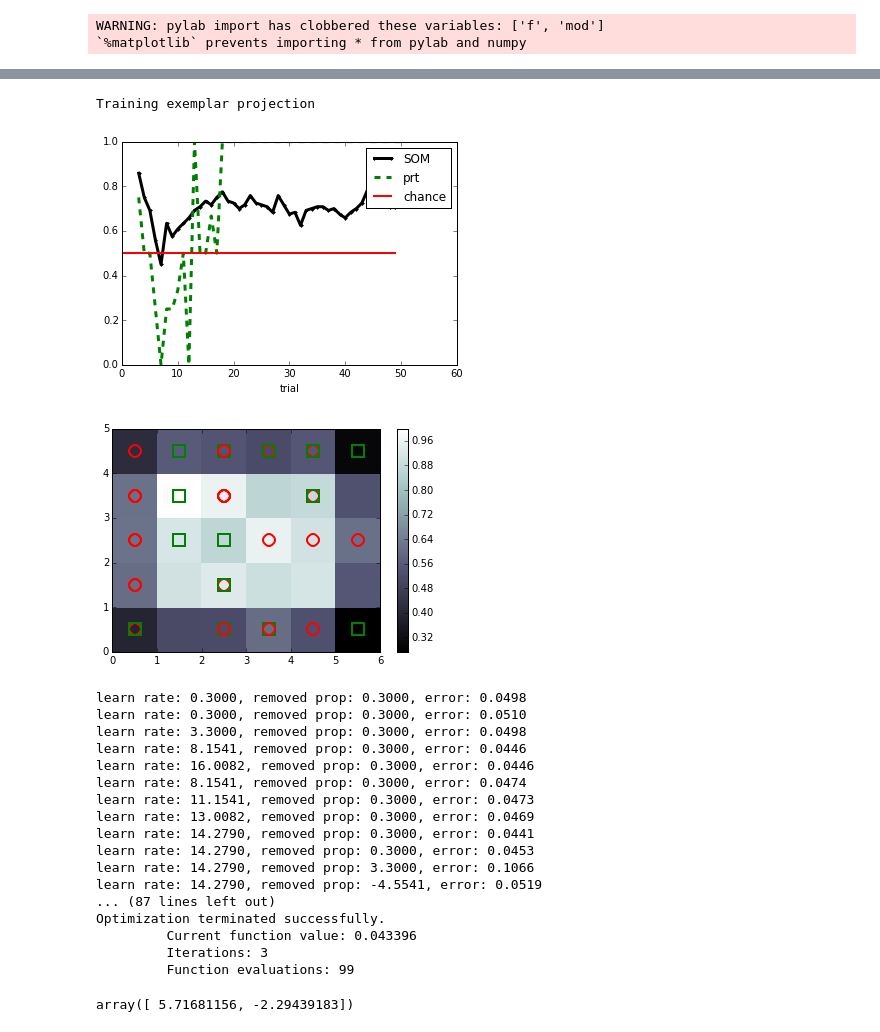
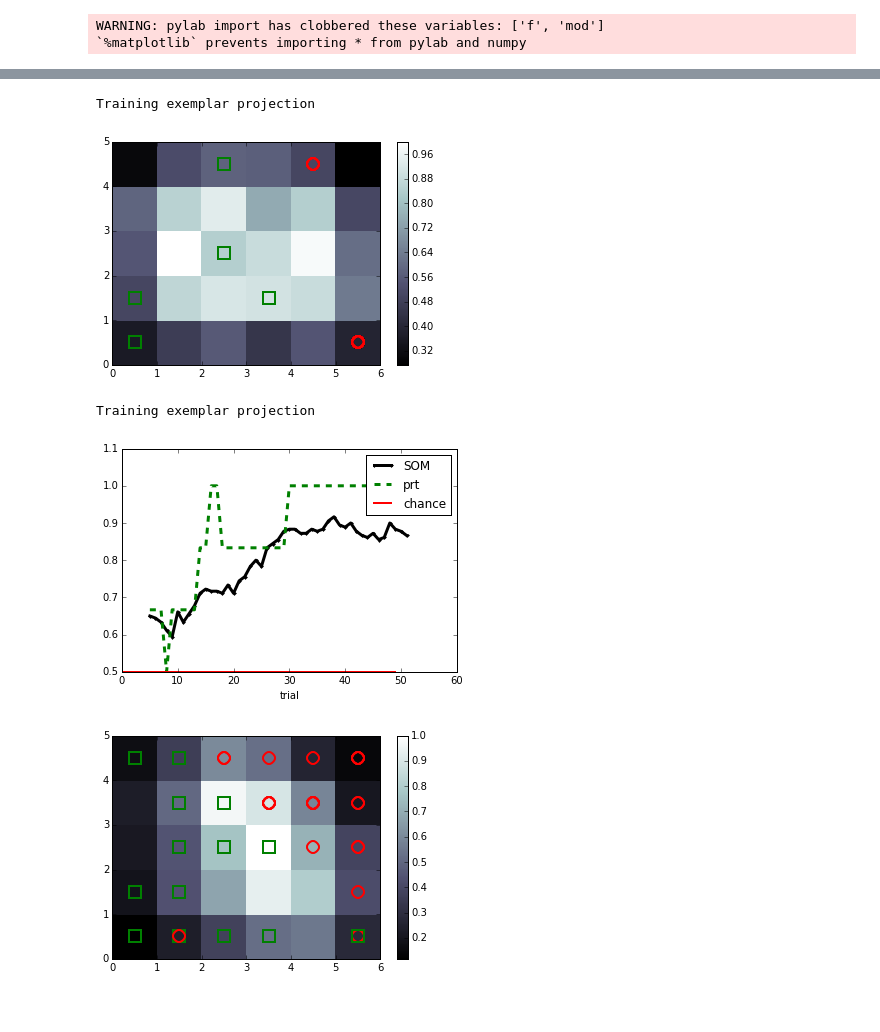
Before and after one commit to sriveravi/som, a Jupyter notebook: runSOM2b.ipynb, the cells around one changed output, grey strips where cells are left out. Cells and saved outputs as stored; diff of their text form; code cells hidden in the pictures.

```diff
--- a/runSOM2b.ipynb
+++ b/runSOM2b.ipynb
@@ -364,24 +375,35 @@ Ideal exemplar projection
 # %%
 #####  Calculate learning curve (several initializations)
 
-f = files[2]
-removeProp = .7
-lrnRt = 0
+
+f = files[1]
+removeProp = .5
+lrnRt = .2
 iters = 30
 
 
-mod = SOM( f, learning_rate= lrnRt )
+
+mod = SOM( f, learning_rate= lrnRt, predThresh=.7)
+
+
+# show untrained map
+mod.show()
+
+figure()
 mod.meanLrnCurves( iters = iters, removeProp = removeProp  )
 
 # show curves
-mod.showLearnCuves(window=4)
+mod.showLearnCuves(window=6)
 
+#show trained map
 figure()
 mod.show()
 # %% [output]
 Training exemplar projection
-[figure, old version]
+[figure, new version]
+Training exemplar projection
-[figure, old version]
+[figure, new version]
+[figure, added]
 # %%
 ##  fit learning curve to participants
 
@@ -407,30 +429,10 @@ def subModError( x0):
 # subModError( array([.2,.5]))
 
 
-res = opt.minimize(subModError, [.1,.1], method= 'powell',  #'nelder-mead',
-                        options={'xtol': 1e-3, 'disp': True} )
+# res = opt.minimize(subModError, [.1,.1], method= 'powell',  #'nelder-mead',
+#                         options={'xtol': 1e-3, 'disp': True} )
-# %% [output]
-learn rate: 0.3000, removed prop: 0.3000, error: 0.0498
-learn rate: 0.3000, removed prop: 0.3000, error: 0.0510
-learn rate: 3.3000, removed prop: 0.3000, error: 0.0498
-learn rate: 8.1541, removed prop: 0.3000, error: 0.0446
-learn rate: 16.0082, removed prop: 0.3000, error: 0.0446
-learn rate: 8.1541, removed prop: 0.3000, error: 0.0474
-learn rate: 11.1541, removed prop: 0.3000, error: 0.0473
-learn rate: 13.0082, removed prop: 0.3000, error: 0.0469
-learn rate: 14.2790, removed prop: 0.3000, error: 0.0441
-learn rate: 14.2790, removed prop: 0.3000, error: 0.0453
-learn rate: 14.2790, removed prop: 3.3000, error: 0.1066
-learn rate: 14.2790, removed prop: -4.5541, error: 0.0519
-... (87 lines left out)
-Optimization terminated successfully.
-         Current function value: 0.043396
-         Iterations: 3
-         Function evaluations: 99
 # %%
-3*res.x
+# 3*res.x
-# %% [output]
-array([ 5.71681156, -2.29439183])
 # %%
 # how well do SOMs and participants agree in decisions?
 #      train incrementally and combine all participant scores
```
Also changed, not shown: parts of 10 cells of this notebook.
